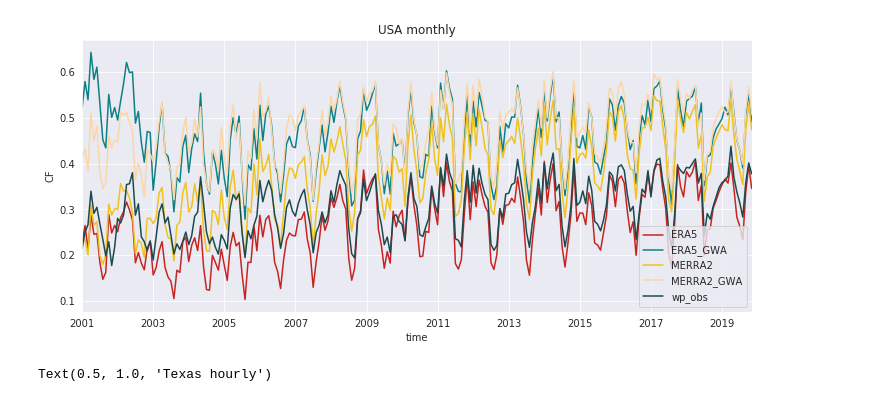
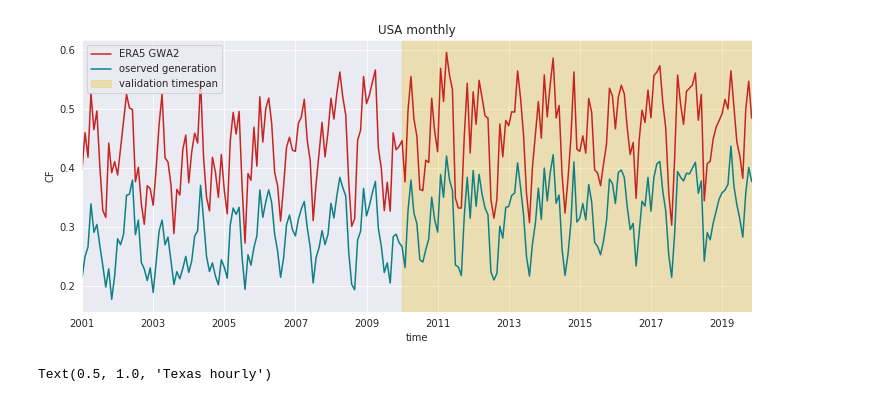
Before and after one commit to KatharinaGruber/windpower_GWA, a Jupyter notebook: USA/plot_usa_timeseries.ipynb, the cells around one changed output. Drawn from its saved outputs; the diff is of its cells as text; code cells hidden in the pictures.

Commit message:
update plotting US ts with relevant periods

```diff
--- a/USA/plot_usa_timeseries.ipynb
+++ b/USA/plot_usa_timeseries.ipynb
@@ -175,27 +175,26 @@ prod_USAm = prod_USAm[prod_USAm.index < np.datetime64("2020-01-01")].tz_localize
 prod_USAm.columns = states
 # Prepare simulated data
 # load data
-wpE = xr.open_dataset(results_path+"/windpower_USA_ERA5.nc").to_dataframe()
 wpE_GWA = xr.open_dataset(results_pathg+"/windpower_USA_ERA5_GWA.nc").to_dataframe()
-wpM = xr.open_dataset(results_path+"/windpower_USA_MERRA2.nc").to_dataframe()
-wpM_GWA = xr.open_dataset(results_pathg+"/windpower_USA_MERRA2_GWA.nc").to_dataframe()
 # merge data
-wp_USA = pd.concat([wpE,wpE_GWA,wpM,wpM_GWA],axis=1).tz_localize('UTC').tz_convert('US/Central')
-wp_USA.columns = ['ERA5','ERA5_GWA','MERRA2','MERRA2_GWA']
+wp_USA = wpE_GWA.tz_localize('UTC').tz_convert('US/Central')
+wp_USA.columns = ['ERA5 GWA2']
 # aggregate monthly
 wp_USAm = wp_USA.resample('M').sum()
 # combine data and calculate capacity factors
 cf_USAm = pd.concat([wp_USAm.div(cap_usam,axis=0),
                       (prod_USAm.resample('M').sum()['USA']*10**6/(cap_usaIm*10**3))],axis=1).dropna()
-cf_USAm.columns = np.append(wp_USAm.columns,'wp_obs')
+cf_USAm.columns = np.append(wp_USAm.columns,'oserved generation')
 # %%
 cf_USAm.plot(figsize=(12,5))
+plt.axvspan('2010', '2020', alpha=0.3,label='validation timespan',color=COLORS[2])
 plt.xlabel('time')
 plt.ylabel('CF')
 plt.title('USA monthly')
+plt.legend()
 plt.savefig(results_path + '/TS_plots/USA.png')
 # %% [output]
-[figure, old version]
+[figure, new version]
 # %%
 ## regions monthly
 # Prepare simulated data
```
Also changed, not shown: parts of 9 cells of this notebook.
